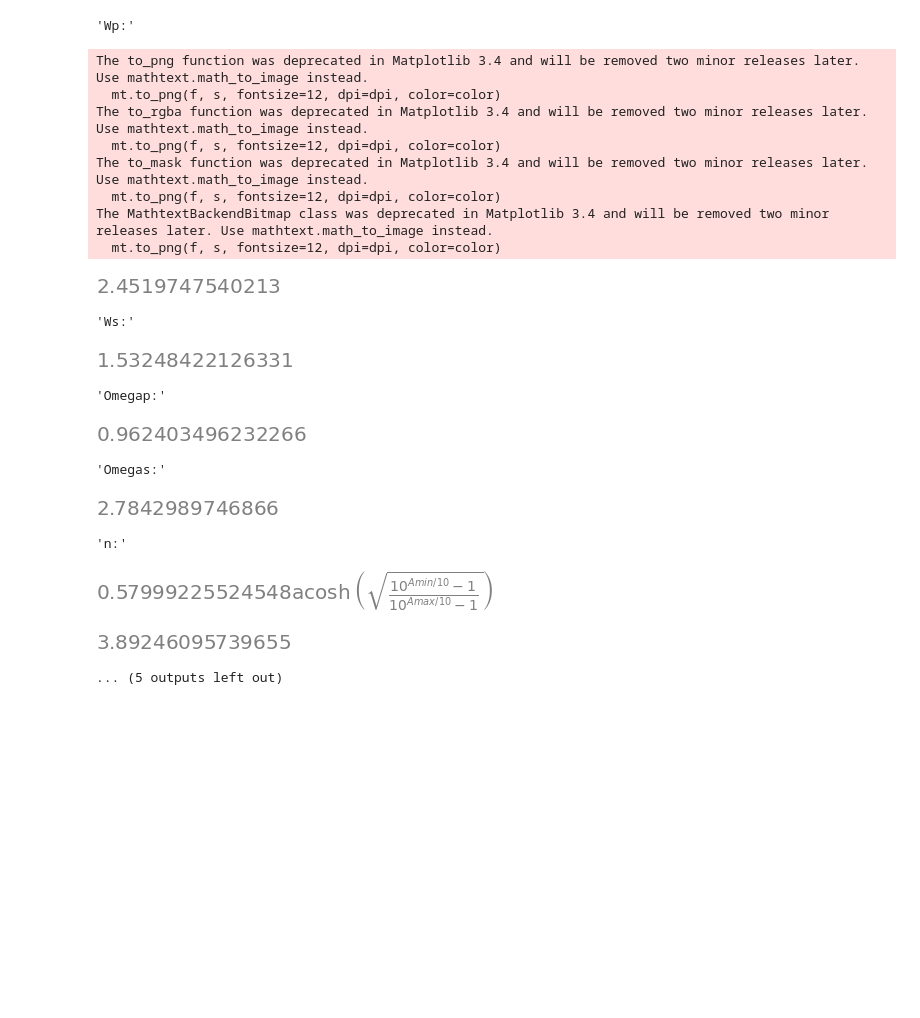
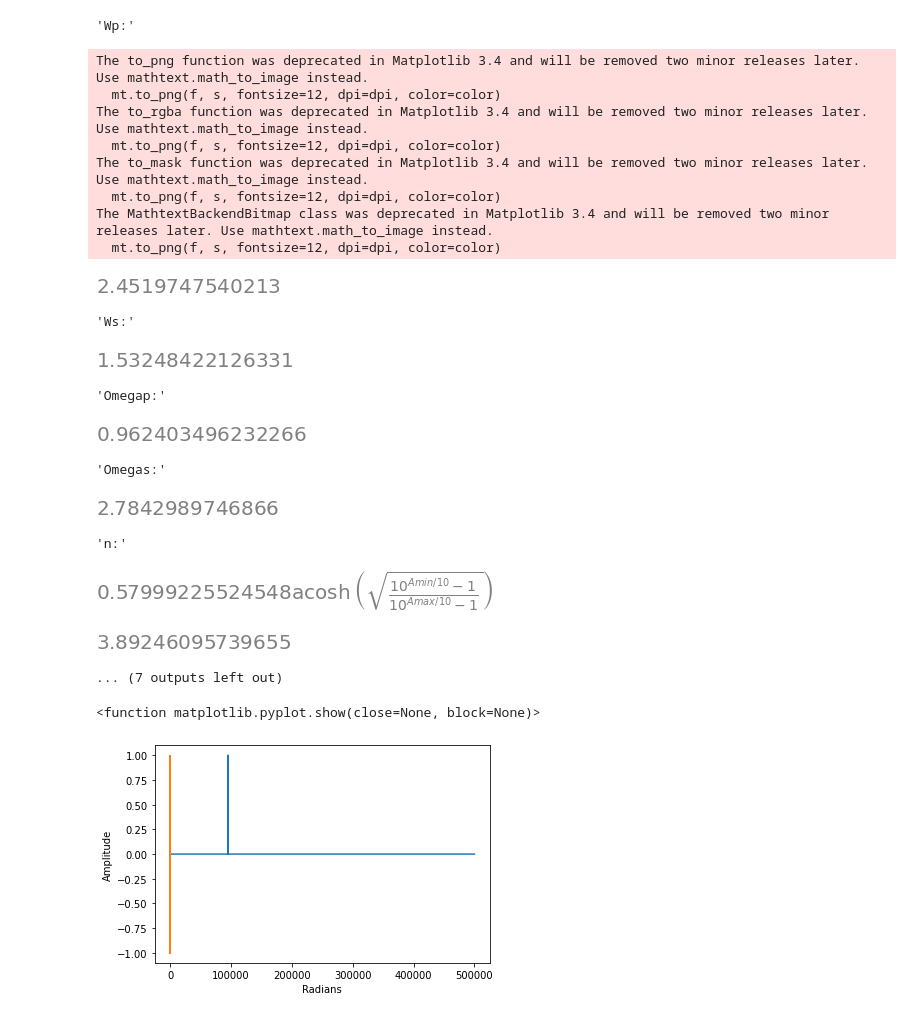
Before and after one commit to Ppieter21/EERI414-Practical, a Jupyter notebook: EERI414PracticalCodeGui.ipynb, the cells around one changed output. Cells and saved outputs as stored; diff of their text form; code cells hidden in the pictures; blank space fills up the shorter version.

```diff
--- a/EERI414PracticalCodeGui.ipynb
+++ b/EERI414PracticalCodeGui.ipynb
@@ -4,7 +4,7 @@ import os
 
 from sympy import symbols
 from sympy import fraction, poly
-from sympy import tan, acosh, sqrt, ceiling, I, Abs, atan, re, im
+from sympy import tan, acosh,sin,sqrt, ceiling, I, Abs, atan, re, im
 from sympy.interactive import printing
 printing.init_printing(use_latex = True)
 from control.matlab import zero, pole, bode, tf
@@ -12,6 +12,7 @@ import numpy as np
 
 
 from scipy.signal import freqz,freqs
+from scipy.fft import fft, fftfreq
 
 import matplotlib.pyplot as plt
 
@@ -27,6 +28,12 @@ BG = tk.PhotoImage(file = os.path.join("Images", "background.png"))
 lblBG = tk.Label(root, image = BG)
 lblBG.place(x = 0, y = 0)
 root.configure(background = "navy")
+
+signal = []
+size = 100
+x = np.linspace(0,  size-1, size-1)
+y = np.zeros(size-1)
+f = 5
 
 def btnCreateClick():
     FT = 205000 #Hz
@@ -83,9 +90,23 @@ def btnCreateClick():
     Hhps = Hlps_func.subs(s, Omega_dp/s).subs(Fs, FS).subs(Ft, FT)
     print("\n\nHigh Pass Filter function")
     Hhps_ex = Hhps.expand()
+    global Hhps_sim
     Hhps_sim = Hhps_ex.simplify()
     display(Hhps_sim)
     btncreate.config(state="disabled")
+
+def btnGenerateClick():
+
+
+    for k in range(1, size-1):
+        y[k] = sin(2*np.pi*f*x[k])
+    SAMPLINGRATE = 95000*2
+    x*SAMPLINGRATE
+    plt.plot(x, y)
+    plt.xlabel('Radians')
+    plt.ylabel('Amplitude')
+    plt.show
+
 
 def btnAnalogClick():
     pass
@@ -100,13 +121,26 @@ def btnRealizeClick():
 
 
 def btnCompareClick():
-    pass
+    output = []
+    global Hhps_sim
+    global x
+    global y
+    for k in range(1, len(y)):
+       output = Hhps_sim.subs(s, y[k])
+
 
 
 
 
 btncreate = tk.Button(root, text = "Create filter",command=btnCreateClick)
 btncreate.place(x=WIDTH*0.2,y=HEIGHT*0.1)
+
+btngenerate = tk.Button(root, text = "Generate input signal",command=btnGenerateClick)
+btngenerate.place(x=WIDTH*0.4,y=HEIGHT*0.1)
+
+fIn = tk.StringVar()
+edtInputSignal = tk.Entry(root, textvariable= fIn)
+edtInputSignal.place(x=WIDTH*0.6,y=HEIGHT*0.1)
 
 btnAnalog = tk.Button(root, text = "Analog domain",command=btnAnalogClick)
 btnAnalog.place(x=WIDTH*0.2,y=HEIGHT*0.2)
@@ -143,4 +177,36 @@ The MathtextBackendBitmap class was deprecated in Matplotlib 3.4 and will be rem
 'n:'
 [figure]
 [figure]
-... (5 outputs left out)
+... (7 outputs left out)
+# %%
+
+fIn = 95000
+SAMPLINGRATE = int(fIn)*2
+signal = []
+
+PI = 3.141592653589792328462643383279502
+
+
+N = 60000
+T = 1.0/1000000
+k = 0
+
+
+x = np.linspace(0.0, N*T, N, endpoint=False)
+y = np.sin(fIn * 2.0*np.pi*x)
+
+yf = fft(y)
+xf = fftfreq(N, T)[:N//2]
+
+plt.plot(xf, 2.0/N * np.abs(yf[0:N//2]))
+plt.xlabel('f')
+plt.ylabel('Amplitude')
+plt.show
+
+plt.plot(y[0:100])
+plt.xlabel('Radians')
+plt.ylabel('Amplitude')
+plt.show
+# %% [output]
+<function matplotlib.pyplot.show(close=None, block=None)>
+[figure, added]
```
Also changed, not shown: parts of 3 cells of this notebook, 3 other files.
